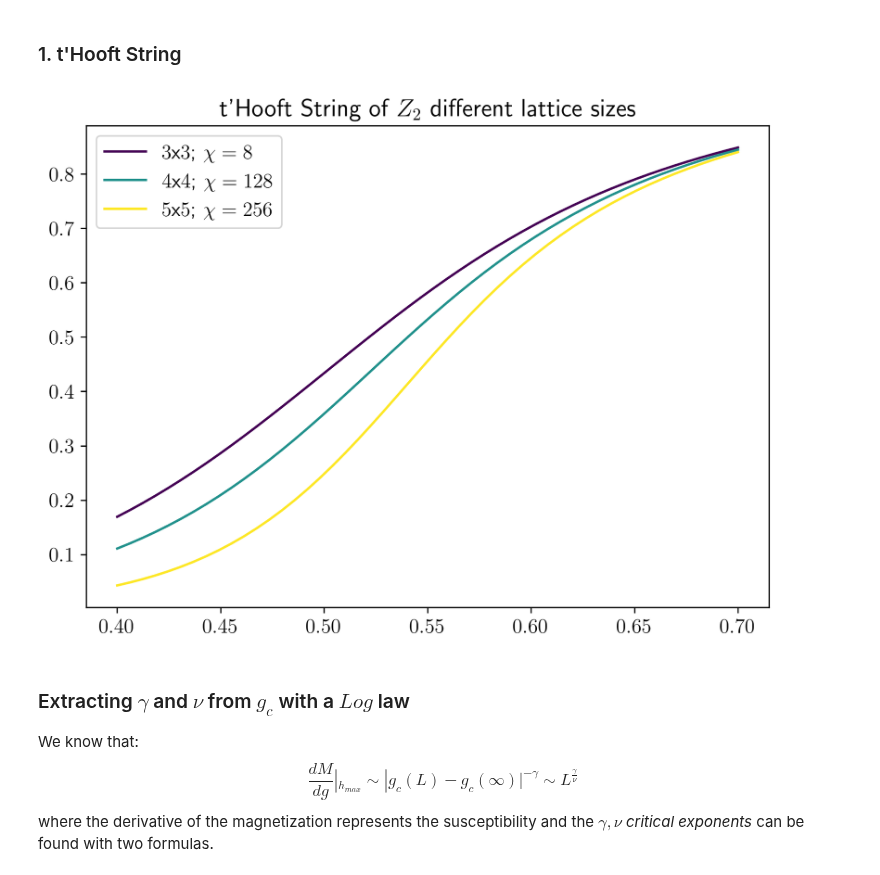
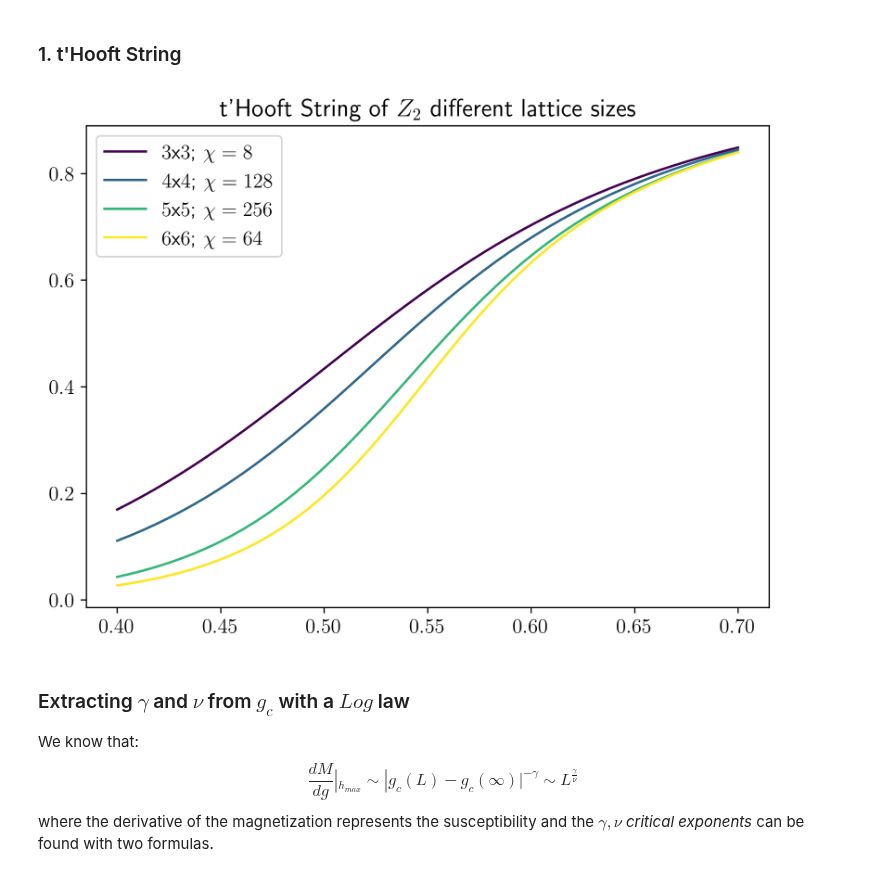
Before and after one commit to Fradm98/qs-mps, a Jupyter notebook: src/qs_mps/applications/Z2/check_observables.ipynb, the cells around one changed output. Cells and saved outputs as stored; diff of their text form; code cells hidden in the pictures.

```diff
--- a/src/qs_mps/applications/Z2/check_observables.ipynb
+++ b/src/qs_mps/applications/Z2/check_observables.ipynb
@@ -28,13 +28,13 @@ plt.rcParams["figure.constrained_layout.use"] = True
 # %% [markdown]
 ### 1. t'Hooft String
 # %%
-chis = [16,32,64,128]
-L = 4
+chis = [4,16,64,128,512]
+L = 6
 l = L
 h_i = 0.4
 h_f = 0.7
 lx = 2
-ly = 1
+ly = 2
 npoints = 50
 hs = np.linspace(h_i,h_f,npoints)
 # hs = np.logspace(h_i,h_f,npoints)
@@ -60,8 +60,8 @@ plt.savefig(f"{parent_path}/figures/thooft/thooft_string_first_moment_{lx}-{ly}_
 # %%
 # plot difference between curves
 for i, chi in enumerate(chis):
-    diffs = np.abs(np.asarray(strings[0])-np.asarray(strings[i]))
-    plt.plot(hs, diffs, color=colors[i], label=f"$\chi={chis[0]}-{chis[i]}$")
+    diffs = np.abs(np.asarray(strings[-1])-np.asarray(strings[i]))
+    plt.plot(hs, diffs, color=colors[i], label=f"$\chi={chis[-1]}-{chis[i]}$")
 plt.title(f"t'Hooft String difference of $Z_2$ direct lattice ${l}$x${L}$")
 plt.yscale('log')
 plt.legend();
@@ -73,36 +73,36 @@ plt.savefig(f"{parent_path}/figures/thooft/thooft_string_difference_first_moment
 # %% [markdown]
 ### 1. t'Hooft String
 # %%
-Ls = [3,4,5]
-chis = [8,128,256]
+Ls = [3,4,5,6]
+chis = [8,128,256,64]
 h_i = 0.4
 h_f = 0.7
-lxs = [1,2,2]
-lys = [1,1,2]
+lxs = [1,2,2,2]
+lys = [1,1,2,2]
 npoints = 50
 hs = np.linspace(h_i,h_f,npoints)
 # hs = np.logspace(h_i,h_f,npoints)
 cx = None
 cy = None
 if cx == None:
     sector = "vacuum_sector"
 else:
     sector = f"{len(cx)}_particle(s)_sector"
 parent_path="/Users/fradm98/Google Drive/My Drive/projects/1_Z2"
 
 colors = create_sequential_colors(len(chis))
 i = 0
 for L, chi, lx, ly in zip(Ls, chis, lxs, lys):
     l = L
     string = np.load(f"{parent_path}/results/thooft/thooft_string_first_moment_{lx}-{ly}_horizontal_Z2_dual_direct_lattice_{l}x{L}_{sector}_{cx}-{cy}_h_{h_i}-{h_f}_delta_{npoints}_chi_{chi}.npy")
     plt.plot(hs, string, color=colors[i], label=f"${l}$x${L}$; $\chi={chi}$")
     i += 1
 
 plt.title(f"t'Hooft String of $Z_2$ different lattice sizes")
 plt.legend();
 plt.savefig(f"{parent_path}/figures/thooft/thooft_string_first_moment_{lx}-{ly}_horizontal_Z2_dual_direct_lattice_{Ls}x{Ls}_{sector}_{cx}-{cy}_h_{h_i}-{h_f}_delta_{npoints}_chi_{chis}.png")
 # %% [output]
-[figure, old version]
+[figure, new version]
 # %% [markdown]
 ### Extracting $\gamma$ and $\nu$ from $g_c$ with a $Log$ law
 
```
Also changed, not shown: parts of 9 cells of this notebook, 1 other file.
